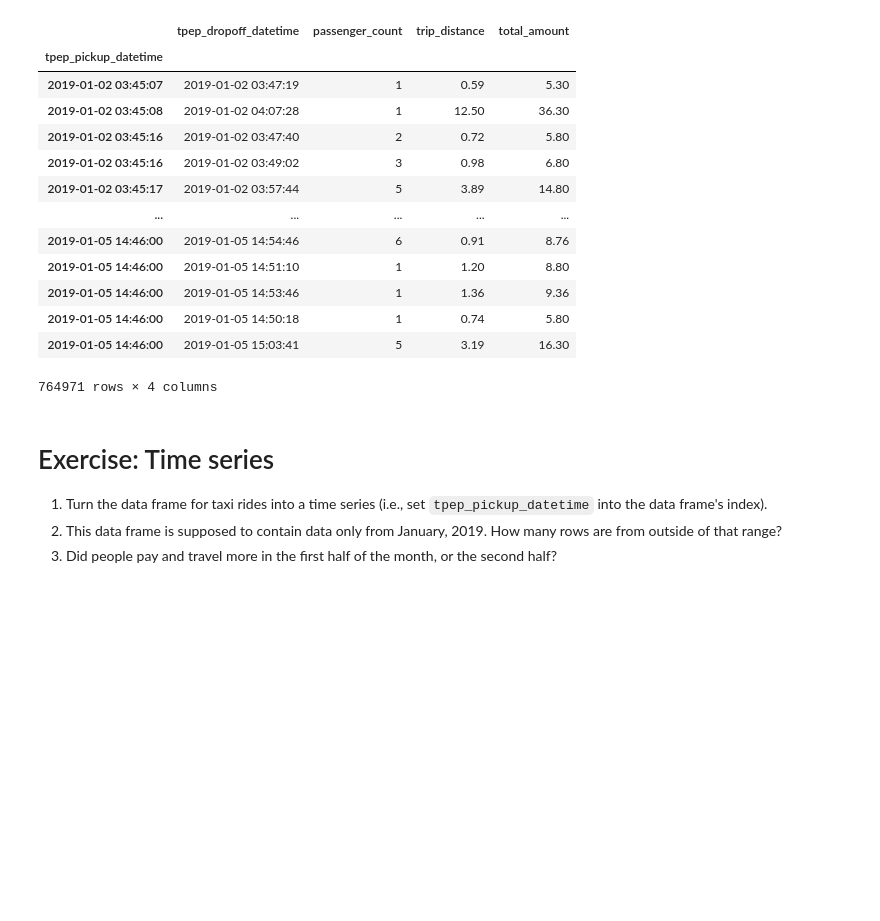
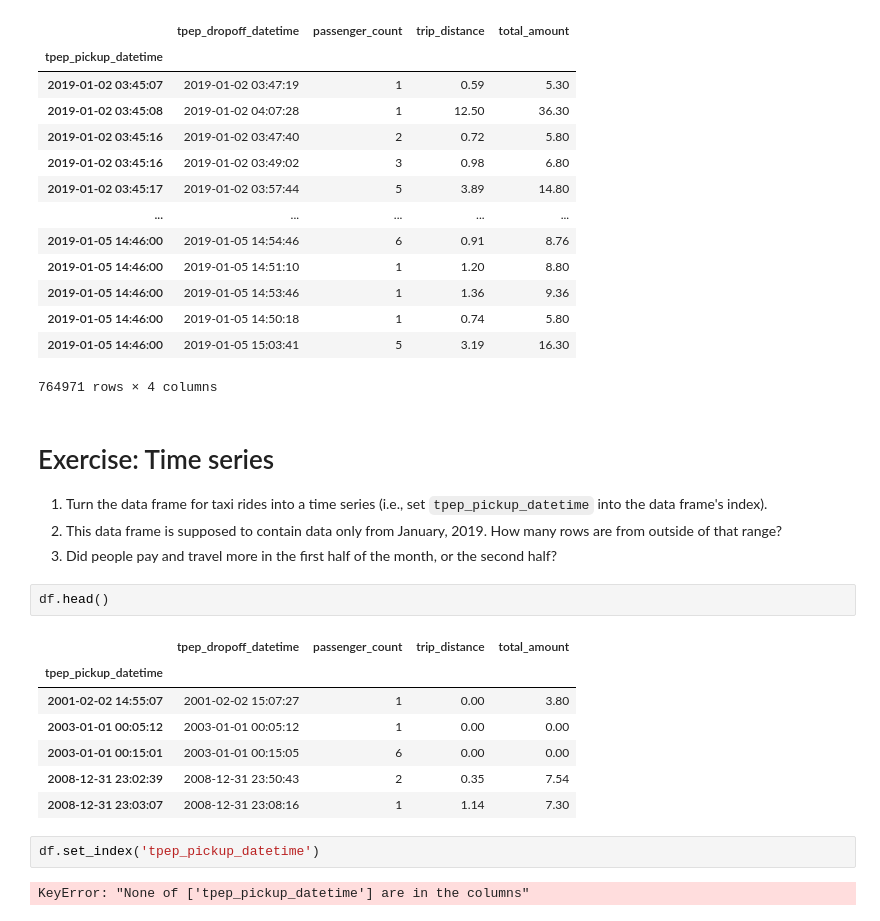
Before and after one commit to reuven/oreilly-2022-07July-analytics, a Jupyter notebook: 2022-08Aug-23.ipynb, the cells around one changed output. Cells and saved outputs as stored; diff of their text form; blank space fills up the shorter version.

```diff
--- a/2022-08Aug-23.ipynb
+++ b/2022-08Aug-23.ipynb
@@ -1781,3 +1781,17 @@ df.loc['2019-01-02 03:45:00':'2019-01-05 14:46:00']
 1. Turn the data frame for taxi rides into a time series (i.e., set `tpep_pickup_datetime` into the data frame's index).
 2. This data frame is supposed to contain data only from January, 2019.  How many rows are from outside of that range?
 3. Did people pay and travel more in the first half of the month, or the second half?
+# %%
+df.head()
+# %% [output]
+|  | tpep_dropoff_datetime | passenger_count | trip_distance | total_amount |
+| tpep_pickup_datetime |  |  |  |  |
+| 2001-02-02 14:55:07 | 2001-02-02 15:07:27 | 1 | 0.00 | 3.80 |
+| 2003-01-01 00:05:12 | 2003-01-01 00:05:12 | 1 | 0.00 | 0.00 |
+| 2003-01-01 00:15:01 | 2003-01-01 00:15:05 | 6 | 0.00 | 0.00 |
+| 2008-12-31 23:02:39 | 2008-12-31 23:50:43 | 2 | 0.35 | 7.54 |
+| 2008-12-31 23:03:07 | 2008-12-31 23:08:16 | 1 | 1.14 | 7.30 |
+# %%
+df.set_index('tpep_pickup_datetime')
+# %% [output]
+KeyError: "None of ['tpep_pickup_datetime'] are in the columns"
```
